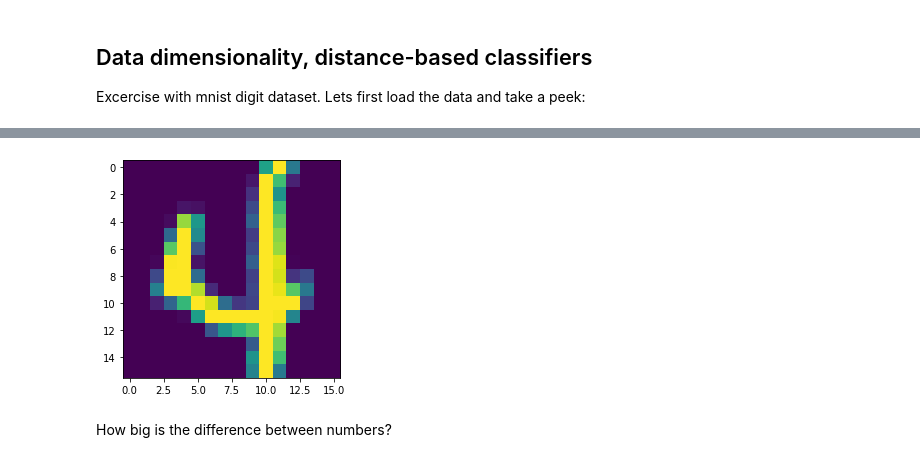
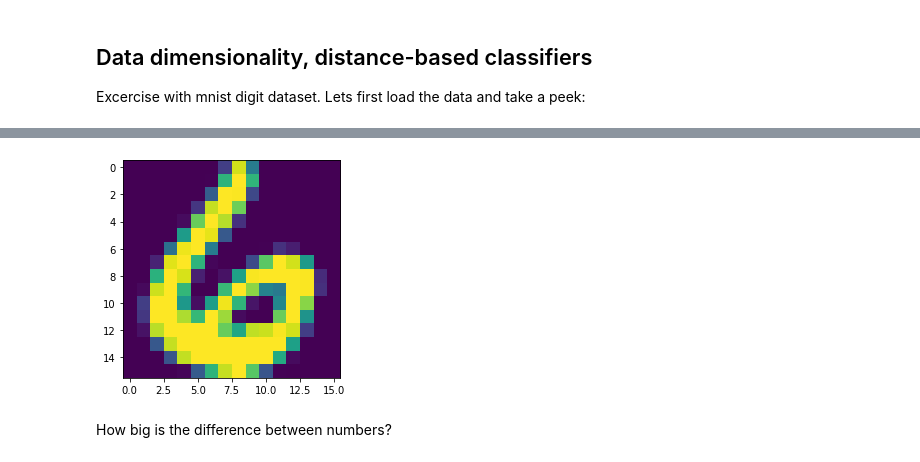
Before and after one commit to LaurensSchinkelshoek/IDL, a Jupyter notebook: assignment1/A1_JG_and_LJS.ipynb, the cells around one changed output, grey strips where cells are left out. Cells and saved outputs as stored; diff of their text form; code cells hidden in the pictures.

```diff
--- a/assignment1/A1_JG_and_LJS.ipynb
+++ b/assignment1/A1_JG_and_LJS.ipynb
@@ -17,12 +30,12 @@ df_train['label']=Y_train
 # %%
 def show_number(nr,data):
     X=np.array(data)
     X=np.reshape(X[nr,:],(16,16))
     imgplot = plt.imshow(X)
     plt.show()
-show_number(2,X_train)
+show_number(0,X_train)
 # %% [output]
-[figure, old version]
+[figure, new version]
 # %% [markdown]
 How big is the difference between numbers?
 # %%
```
Also changed, not shown: parts of 16 cells of this notebook.
